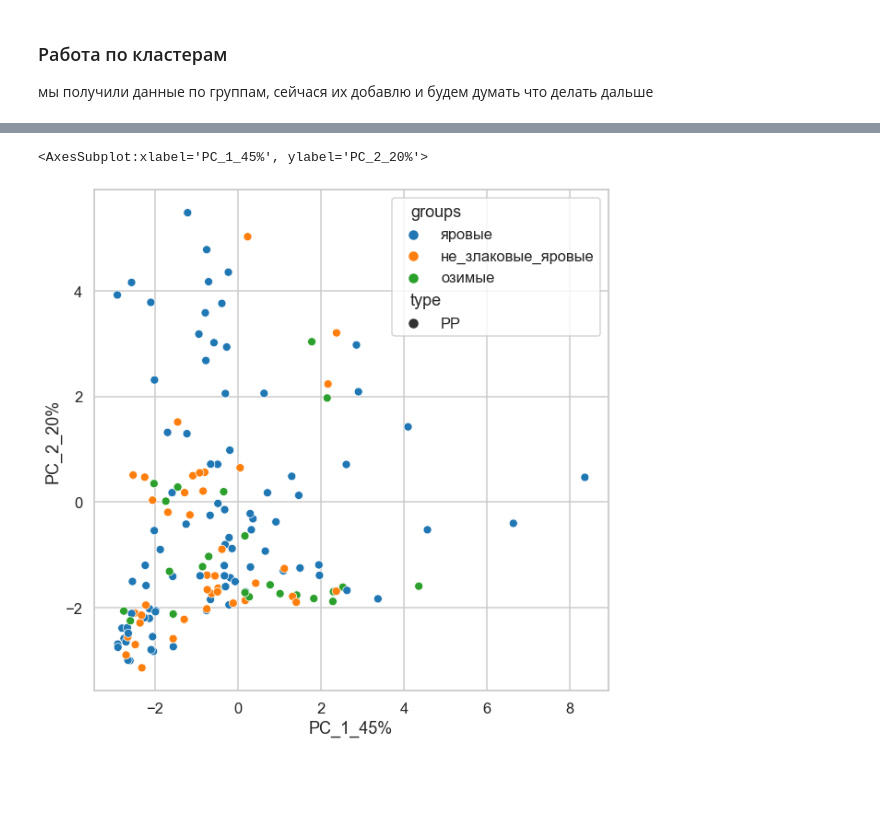
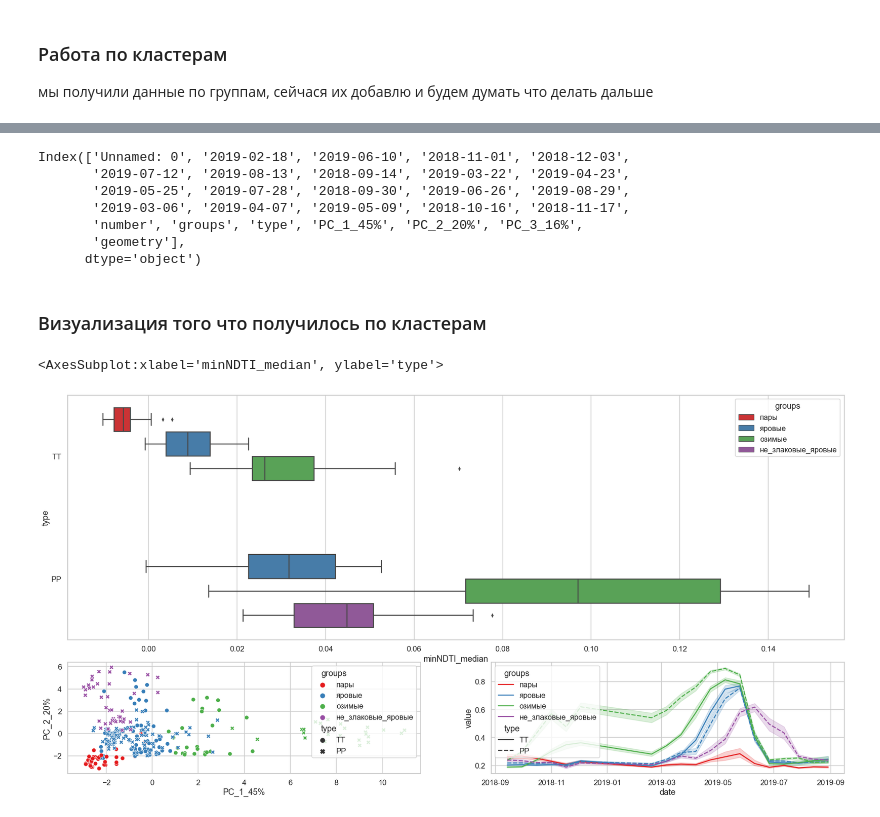
Before and after one commit to hukitoc94/Archangelskoe_NDTI_project, a Jupyter notebook: arhchan_project.ipynb, the cells around one changed output, grey strips where cells are left out. Drawn from its saved outputs; the diff is of its cells as text; code cells hidden in the pictures; blank space fills up the shorter version.

Commit message:
Добавлены minNDTI в датафрем с NDVI Динамикой, пока все очень хорошо

```diff
--- a/arhchan_project.ipynb
+++ b/arhchan_project.ipynb
@@ -145,0 +171,5 @@ print(f'{res} при p уровне значимости {scipy.stats.kruskal(x,
+# %%
+minNDTI_df = minNDTI_pd_df[["minNDTI","field_№"]].groupby(['field_№'] ).aggregate([np.count_nonzero, np.mean, np.median]).reset_index()
+minNDTI_df.columns = ['number','pixel_count','minNDTI_mean','minNDTI_median']
+minNDTI_df.number = minNDTI_df.number.astype(np.int64)
+minNDTI_df.head(10)
@@ -176,9 +215,37 @@ CLUSTER_NDVI[CLUSTER_NDVI["type"] == 'TT']
+# %%
+CLUSTER_NDVI.columns
+# %% [output]
+Index(['Unnamed: 0', '2019-02-18', '2019-06-10', '2018-11-01', '2018-12-03',
+       '2019-07-12', '2019-08-13', '2018-09-14', '2019-03-22', '2019-04-23',
+       '2019-05-25', '2019-07-28', '2018-09-30', '2019-06-26', '2019-08-29',
+       '2019-03-06', '2019-04-07', '2019-05-09', '2018-10-16', '2018-11-17',
+       'number', 'groups', 'type', 'PC_1_45%', 'PC_2_20%', 'PC_3_16%',
+       'geometry'],
+      dtype='object')
+# %%
+CLUSTER_NDVI = CLUSTER_NDVI.merge(minNDTI_df , on = 'number')
+# %% [markdown]
+### Визуализация того что получилось по кластерам
 # %%
 sns.set_context("talk")
 sns.set_style("whitegrid")
-fig, axs = plt.subplots(ncols=1)
-fig.set_size_inches(10, 10)
-sns.scatterplot(data=CLUSTER_NDVI[CLUSTER_NDVI["type"] == 'PP'], x="PC_1_45%", y="PC_2_20%", hue="groups",style = 'type')
+
+
+CLUSTER_NDVI_date = CLUSTER_NDVI.melt(id_vars = ['number', 'type','groups'], value_vars = CLUSTER_NDVI.columns[1:20], var_name = 'date')
+CLUSTER_NDVI_date.date = pd.to_datetime(CLUSTER_NDVI_date.date)
+
+gridsize = (3, 2)
+fig = plt.figure(figsize=(30, 15))
+ax1 = plt.subplot2grid(gridsize, (0, 0), colspan=2, rowspan=2)
+ax2 = plt.subplot2grid(gridsize, (2, 0))
+ax3 = plt.subplot2grid(gridsize, (2, 1))
+
+
+scatter = sns.scatterplot(data=CLUSTER_NDVI, x="PC_1_45%", y="PC_2_20%", hue="groups",style = 'type', palette='Set1', ax=ax2)
+time_scale = sns.lineplot(x="date", y="value", hue="groups",style ='type', data = CLUSTER_NDVI_date, palette='Set1', ax=ax3)
+sns.boxplot( x="minNDTI_median", y="type", hue="groups", data=CLUSTER_NDVI, orient='h', color='groups',
+            palette='Set1', saturation=0.75, width=0.8, dodge=True,
+            fliersize=5, linewidth=None, whis=1.5,ax=ax1   )
 # %% [output]
-<AxesSubplot:xlabel='PC_1_45%', ylabel='PC_2_20%'>
+<AxesSubplot:xlabel='minNDTI_median', ylabel='type'>
-[figure, old version]
+[figure, new version]
```
Also changed, not shown: parts of 9 cells of this notebook.
